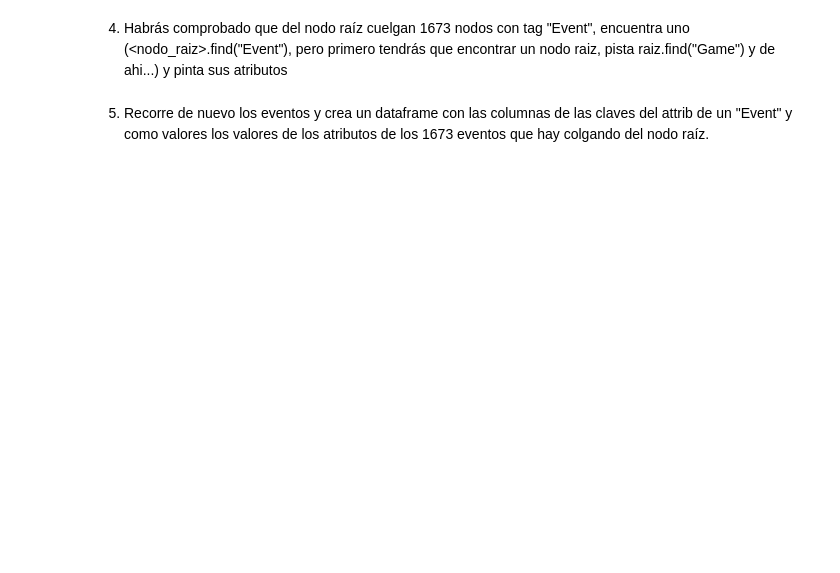
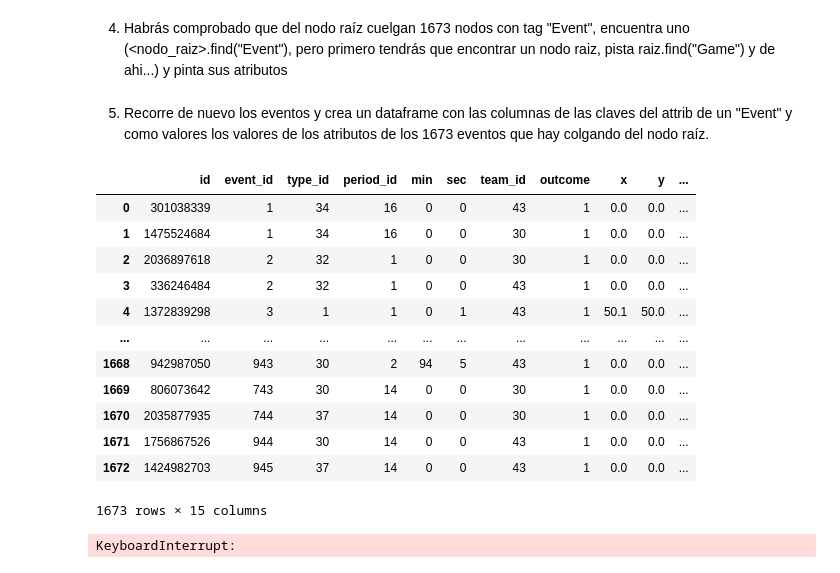
Before and after one commit to MariaRepository/ONLINE_DS_THEBRIDGE_MariaFernandez, a Jupyter notebook: 03_Analisis_de_Datos/Sprint_05/Unidad_02/Practica_Obligatoria/18_Practica_Obligatoria_Ficheros.ipynb, the cells around one changed output. Saved outputs shown, nothing was run; the diff lists cells and outputs as text; code cells hidden in the pictures; blank space fills up the shorter version.

```diff
--- a/03_Analisis_de_Datos/Sprint_05/Unidad_02/Practica_Obligatoria/18_Practica_Obligatoria_Ficheros.ipynb
+++ b/03_Analisis_de_Datos/Sprint_05/Unidad_02/Practica_Obligatoria/18_Practica_Obligatoria_Ficheros.ipynb
@@ -278,2 +303,10 @@ Es hora de procesar el fichero con la ruta xml. Carga las liberias necesarias:
 # %% [markdown]
 3. Muestra cuantos hijos y nietos tiene el nodo raiz y la etiqueta de cada uno:
+# %%
+nodos_tags=[]
+for nodo in ejer_raiz:
+    nodo.tags.append(nodo.tag)
+    hijas_tags=[]
+    for hija in nodo:
+        hijas_tags.append(hija.tag)
+    print(f"nodo {nodo.tags} tiene {len(nodo_tags)})nodos")
@@ -281,3 +316,49 @@ Es hora de procesar el fichero con la ruta xml. Carga las liberias necesarias:
 4. Habrás comprobado que del nodo raíz cuelgan 1673 nodos con tag "Event", encuentra uno (<nodo_raiz>.find("Event"), pero primero tendrás que encontrar un nodo raiz, pista raiz.find("Game") y de ahi...) y pinta sus atributos
 # %% [markdown]
 5. Recorre de nuevo los eventos y crea un dataframe con las columnas de las claves del attrib de un "Event" y como valores los valores de los atributos de los 1673 eventos que hay colgando del nodo raíz.
+# %%
+dict_xml={
+"id":[],
+"event_id" :[],
+"type_id":[],
+"period_id":[],
+"min":[],
+"sec":[],
+"team_id":[],
+"outcome":[],
+"x":[],
+"y":[],
+"timestamp":[],
+"last_modified":[],
+"player_id":[],
+"keypass":[],
+"assist":[],
+}
+#excel es una lista de diccionarios y para inicializar un data frame hacemos un diccionario de listas
+# %%
+for nodo in ejer_raiz:
+    for hija in nodo:
+        dict_xml["id"].append(hija)
+# %%
+#OTRA FORMA PROFESOR
+df_xml_atajo= pd.DataFrame([event.attrib for event in nodo.findall("Event")])
+# %%
+df_xml_atajo
+# %% [output]
+|  | id | event_id | type_id | period_id | min | sec | team_id | outcome | x | y | ... |
+| 0 | 301038339 | 1 | 34 | 16 | 0 | 0 | 43 | 1 | 0.0 | 0.0 | ... |
+| 1 | 1475524684 | 1 | 34 | 16 | 0 | 0 | 30 | 1 | 0.0 | 0.0 | ... |
+| 2 | 2036897618 | 2 | 32 | 1 | 0 | 0 | 30 | 1 | 0.0 | 0.0 | ... |
+| 3 | 336246484 | 2 | 32 | 1 | 0 | 0 | 43 | 1 | 0.0 | 0.0 | ... |
+| 4 | 1372839298 | 3 | 1 | 1 | 0 | 1 | 43 | 1 | 50.1 | 50.0 | ... |
+| ... | ... | ... | ... | ... | ... | ... | ... | ... | ... | ... | ... |
+| 1668 | 942987050 | 943 | 30 | 2 | 94 | 5 | 43 | 1 | 0.0 | 0.0 | ... |
+| 1669 | 806073642 | 743 | 30 | 14 | 0 | 0 | 30 | 1 | 0.0 | 0.0 | ... |
+| 1670 | 2035877935 | 744 | 37 | 14 | 0 | 0 | 30 | 1 | 0.0 | 0.0 | ... |
+| 1671 | 1756867526 | 944 | 30 | 14 | 0 | 0 | 43 | 1 | 0.0 | 0.0 | ... |
+| 1672 | 1424982703 | 945 | 37 | 14 | 0 | 0 | 43 | 1 | 0.0 | 0.0 | ... |
+1673 rows × 15 columns
+# %%
+df_xml_no_funciona=pd.read_xml("./data/OptaF24.xml")
+# %% [output]
+KeyboardInterrupt:
```
Also changed, not shown: parts of 18 cells of this notebook, 3 other files.
